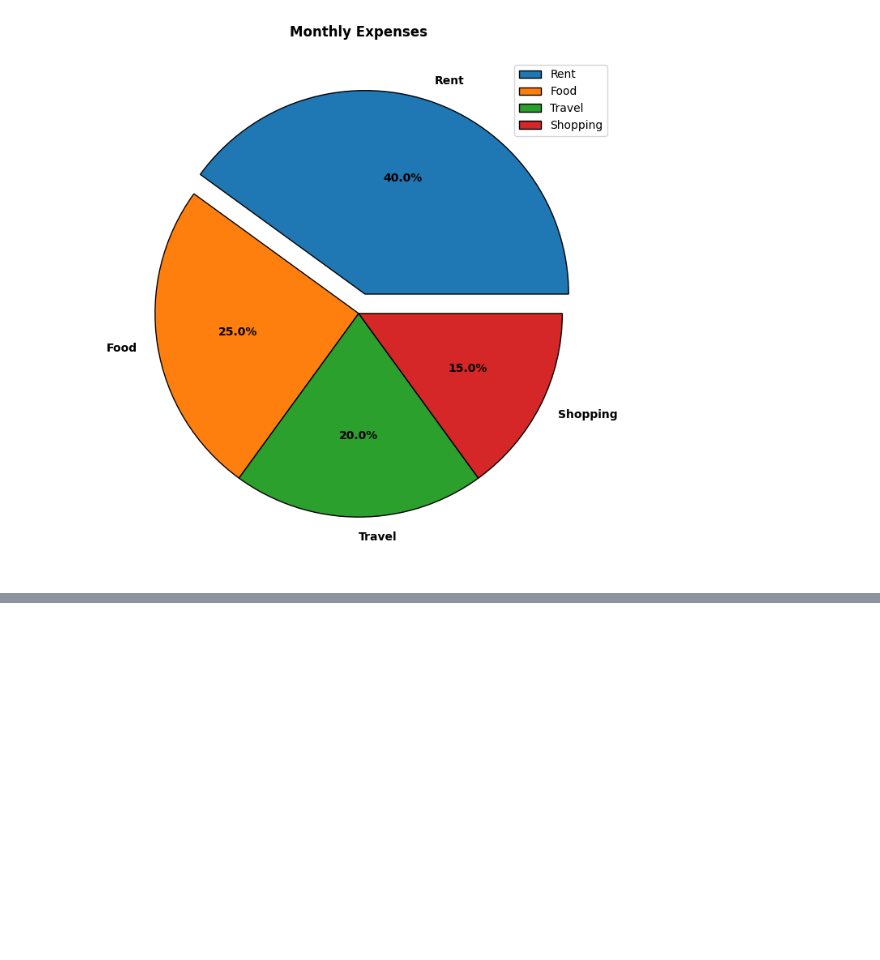
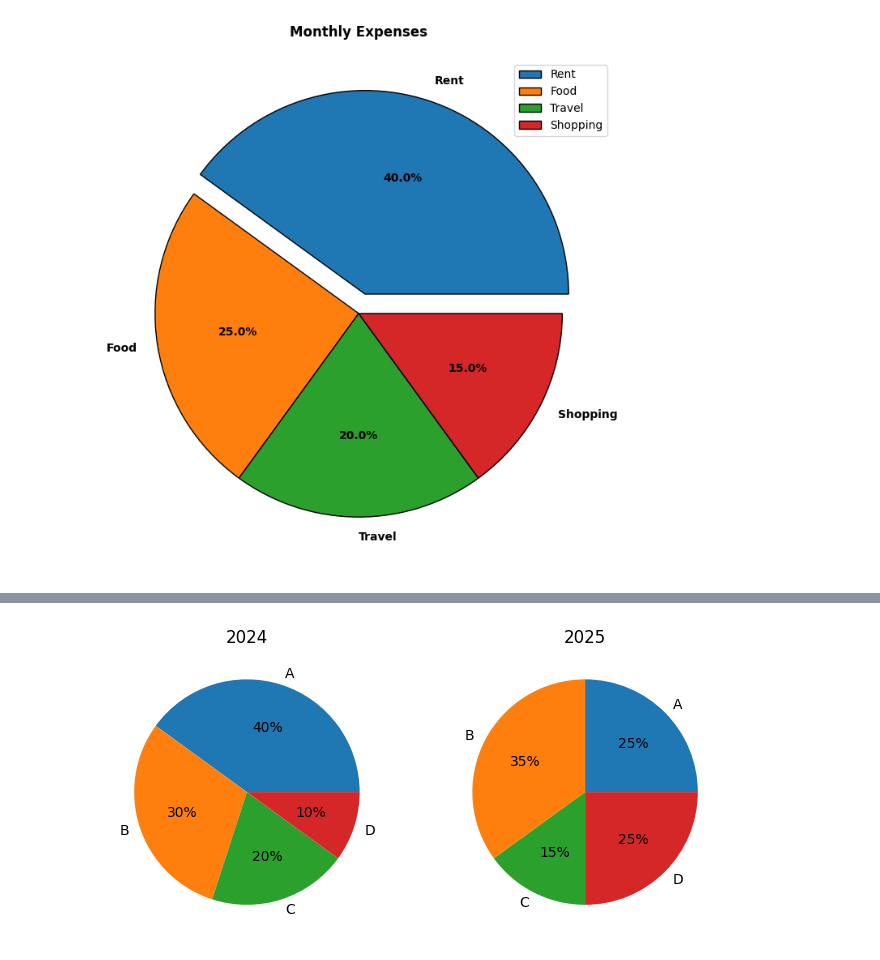
Before and after one commit to pratiksha-2410/Matplotlib-Charts, a Jupyter notebook: Line Plots.ipynb, the cells around one changed output, grey strips where cells are left out. Cells and saved outputs as stored; diff of their text form; code cells hidden in the pictures; blank space fills up the shorter version.

```diff
--- a/Line Plots.ipynb
+++ b/Line Plots.ipynb
@@ -535,0 +558,19 @@ plt.show()
+# %%
+labels = ["A","B","C","D"]
+
+data1 = [40,30,20,10]
+data2 = [25,35,15,25]
+
+plt.figure(figsize=(8,4))
+
+plt.subplot(1,2,1)
+plt.pie(data1, labels=labels, autopct="%1.0f%%")
+plt.title("2024")
+
+plt.subplot(1,2,2)
+plt.pie(data2, labels=labels, autopct="%1.0f%%")
+plt.title("2025")
+
+plt.show()
+# %% [output]
+[figure, added]
```
Also changed, not shown: parts of 1 cell of this notebook.
